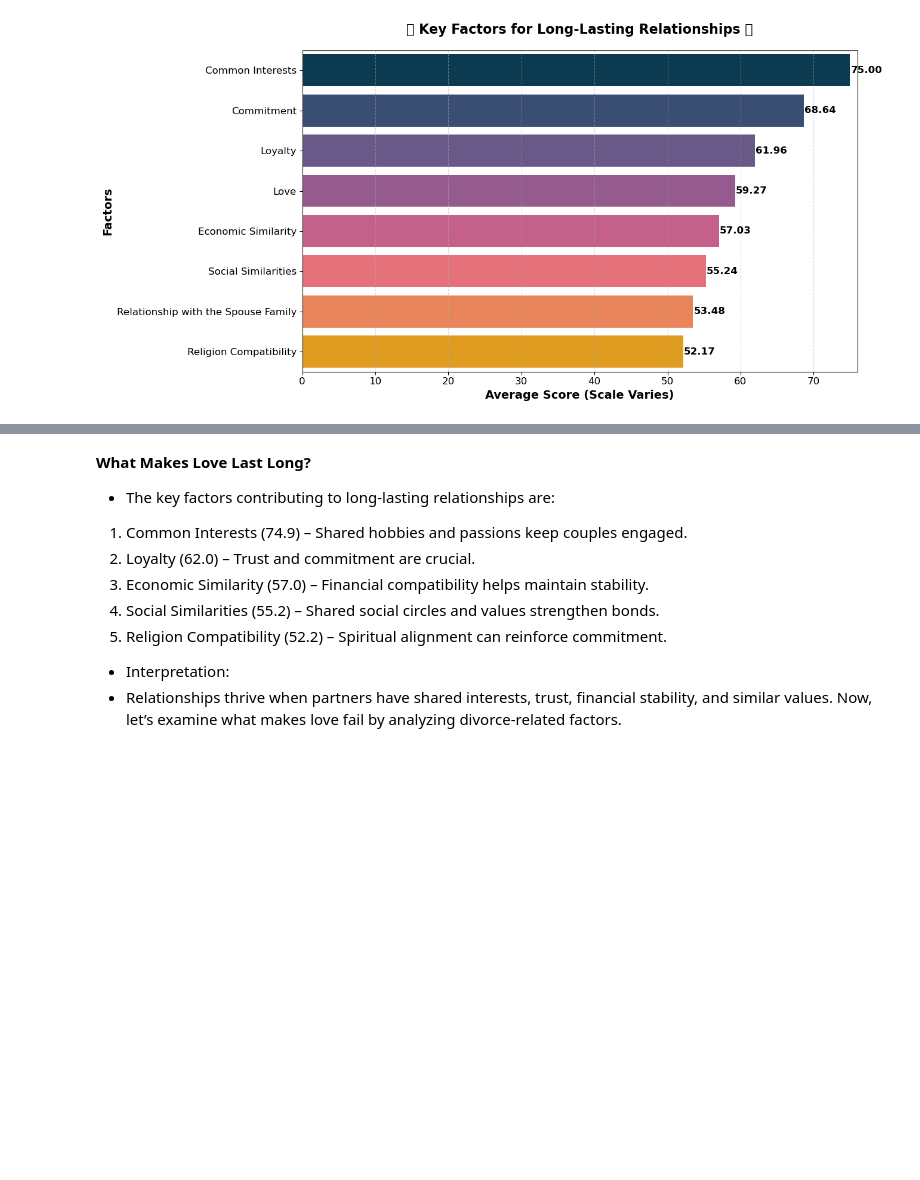
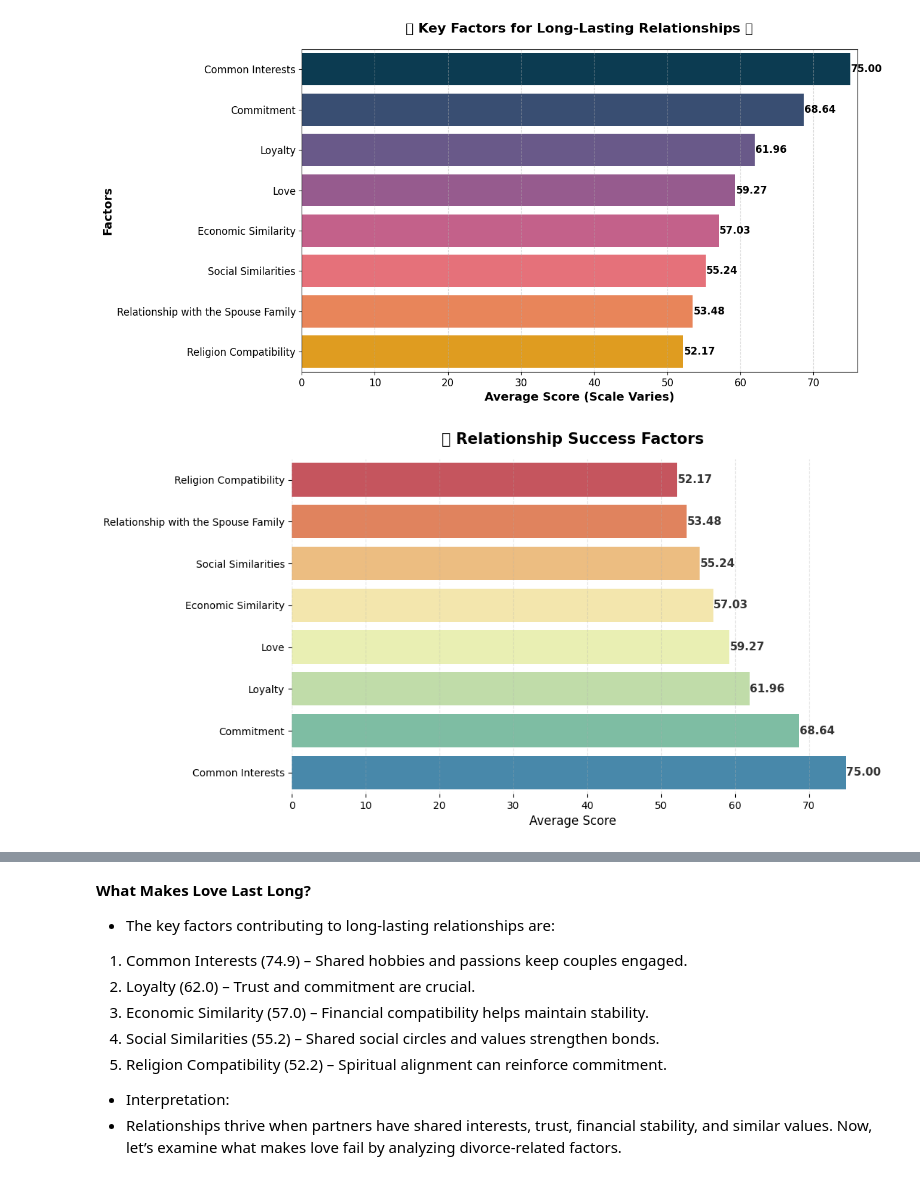
Before and after one commit to VAL-Jerono/HELLO_MATE_, a Jupyter notebook: hm.ipynb, the cells around one changed output, grey strips where cells are left out. Saved outputs shown, nothing was run; the diff lists cells and outputs as text; code cells hidden in the pictures; blank space fills up the shorter version.

```diff
--- a/hm.ipynb
+++ b/hm.ipynb
@@ -9,13 +9,13 @@ import pandas as pd
 
 # File paths
 files = {
-    "Affairs": "DATA/Affairs.csv",
-    "Divorce": "DATA/divorce.csv",
-    "Divorces_2000_2015": "DATA/divorces_2000-2015_translated.csv",
-    "Marriage_Divorce_DB": "DATA/Marriage_Divorce_DB.csv",
-    "Speed_Dating": "DATA/Speed Dating Data.csv",
-    "Violence": "DATA/violence_data.csv",
-    "World Marriage Dataset": "DATA/World Marriage Dataset.csv",
+    # "Affairs": "data/Affairs.csv",
+    # "Divorce": "data/divorce.csv",
+    # "Divorces_2000_2015": "data/divorces_2000-2015_translated.csv",
+    "Marriage_Divorce_DB": "data/Marriage_Divorce_DB.csv",
+    "Speed_Dating": "data/Speed Dating Data.csv",
+    # "Violence": "data/violence_data.csv",
+    # "World Marriage Dataset": "data/World Marriage Dataset.csv",
 
 }
 
@@ -498,3 +487,42 @@ plt.xlim(0, max(average_success_factors.values) + 1)
 plt.show()
 # %% [output]
 [figure]
+# %%
+# Selecting relevant factors
+success_factors = datasets["Marriage_Divorce_DB"][
+    [
+        "Common Interests", "Loyalty", "Religion Compatibility",
+        "Social Similarities", "Economic Similarity", "Love",
+        "Commitment", "Relationship with the Spouse Family"
+    ]
+]
+
+# Calculate averages & sort
+avg_scores = success_factors.mean().sort_values(ascending=True)  # ascending for nice top-down bars
+
+# Bright but harmonious colour palette
+colors = sns.color_palette("Spectral", n_colors=len(avg_scores))
+
+# Plot
+plt.figure(figsize=(10,6))
+ax = sns.barplot(
+    y=avg_scores.index,
+    x=avg_scores.values,
+    palette=colors
+)
+
+# Add labels
+for i, v in enumerate(avg_scores.values):
+    ax.text(v + 0.05, i, f"{v:.2f}", va="center", fontsize=11, weight='bold', color="#333")
+
+# Style
+plt.title("💖 Relationship Success Factors", fontsize=15, weight="bold", pad=15)
+plt.xlabel("Average Score", fontsize=12)
+plt.ylabel("")
+sns.despine(left=True, bottom=True)
+plt.grid(axis="x", linestyle="--", alpha=0.3)
+plt.xlim(0, max(avg_scores.values) + 1)
+
+plt.show()
+# %% [output]
+[figure, added]
```
Also changed, not shown: parts of 7 cells of this notebook, 13 other files.
